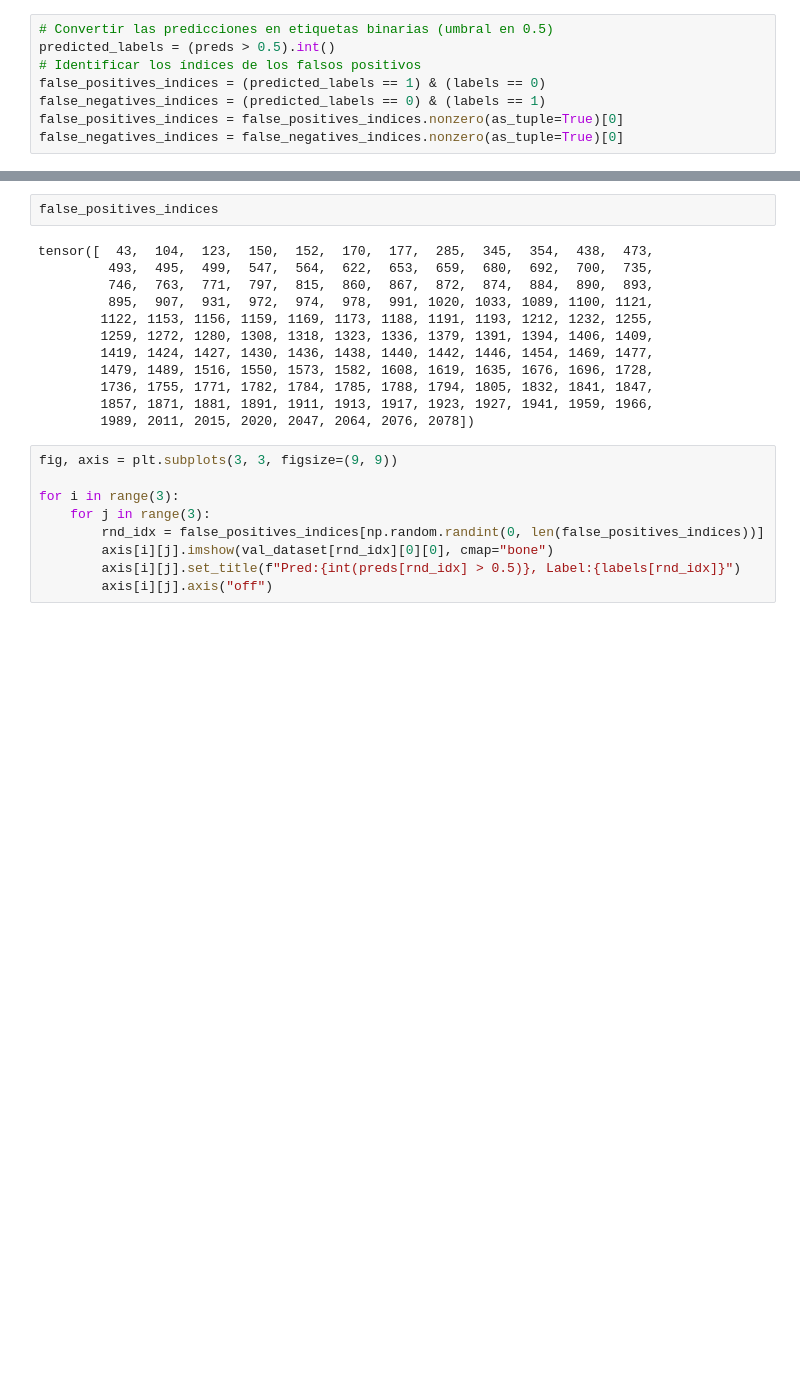
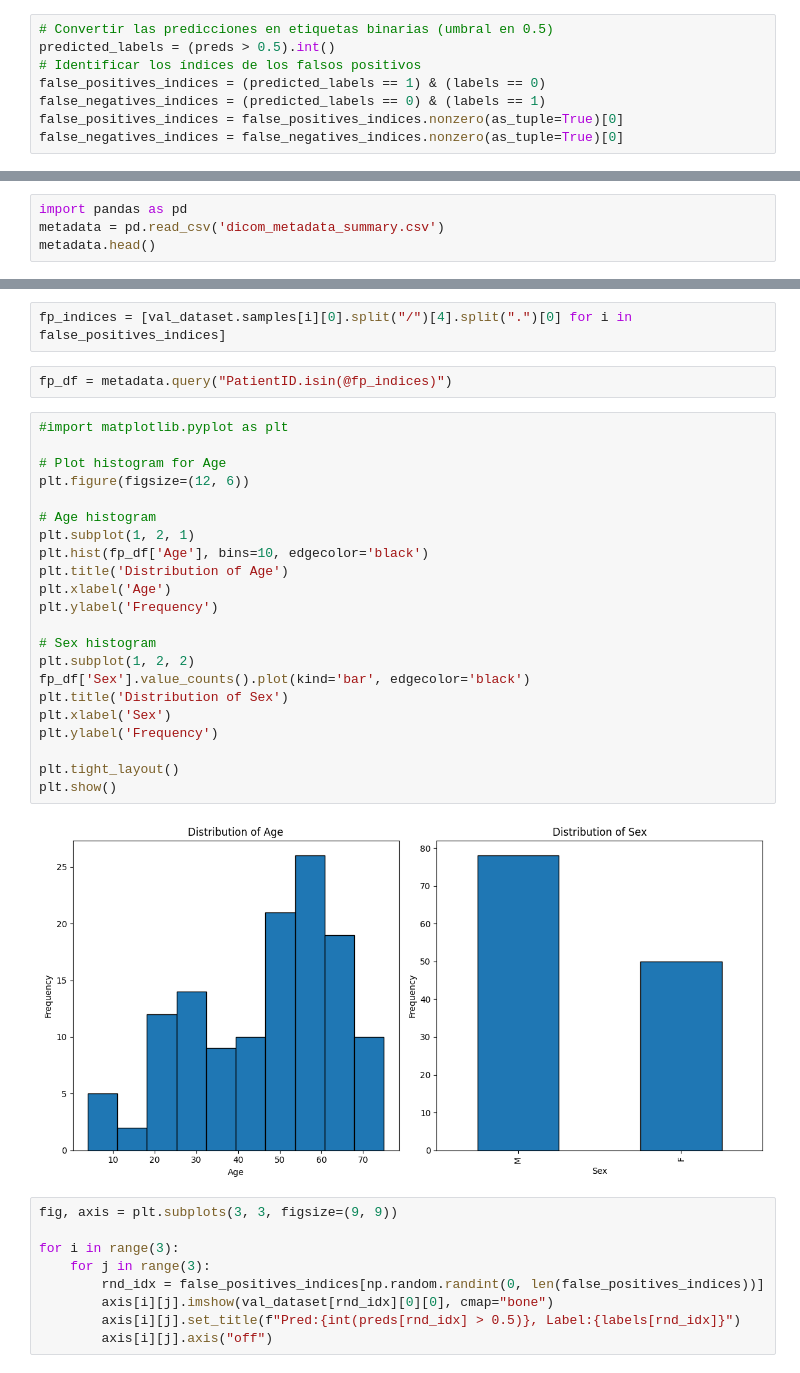
Before and after one commit to LauShang/rsna-pneumonia-detection-challenge, a Jupyter notebook: 2-Train.ipynb, the cells around one changed output, grey strips where cells are left out. Saved outputs shown, nothing was run; the diff lists cells and outputs as text; blank space fills up the shorter version.

Commit message:
false positive graph

```diff
--- a/2-Train.ipynb
+++ b/2-Train.ipynb
@@ -469,0 +490,4 @@ false_negatives_indices = false_negatives_indices.nonzero(as_tuple=True)[0]
+# %%
+import pandas as pd
+metadata = pd.read_csv('dicom_metadata_summary.csv')
+metadata.head()
@@ -470,17 +501,31 @@ false_negatives_indices = false_negatives_indices.nonzero(as_tuple=True)[0]
 # %%
-false_positives_indices
+fp_indices = [val_dataset.samples[i][0].split("/")[4].split(".")[0] for i in false_positives_indices]
-# %% [output]
-tensor([  43,  104,  123,  150,  152,  170,  177,  285,  345,  354,  438,  473,
-         493,  495,  499,  547,  564,  622,  653,  659,  680,  692,  700,  735,
-         746,  763,  771,  797,  815,  860,  867,  872,  874,  884,  890,  893,
-         895,  907,  931,  972,  974,  978,  991, 1020, 1033, 1089, 1100, 1121,
-        1122, 1153, 1156, 1159, 1169, 1173, 1188, 1191, 1193, 1212, 1232, 1255,
-        1259, 1272, 1280, 1308, 1318, 1323, 1336, 1379, 1391, 1394, 1406, 1409,
-        1419, 1424, 1427, 1430, 1436, 1438, 1440, 1442, 1446, 1454, 1469, 1477,
-        1479, 1489, 1516, 1550, 1573, 1582, 1608, 1619, 1635, 1676, 1696, 1728,
-        1736, 1755, 1771, 1782, 1784, 1785, 1788, 1794, 1805, 1832, 1841, 1847,
-        1857, 1871, 1881, 1891, 1911, 1913, 1917, 1923, 1927, 1941, 1959, 1966,
-        1989, 2011, 2015, 2020, 2047, 2064, 2076, 2078])
+# %%
+fp_df = metadata.query("PatientID.isin(@fp_indices)")
+# %%
+#import matplotlib.pyplot as plt
+
+# Plot histogram for Age
+plt.figure(figsize=(12, 6))
+
+# Age histogram
+plt.subplot(1, 2, 1)
+plt.hist(fp_df['Age'], bins=10, edgecolor='black')
+plt.title('Distribution of Age')
+plt.xlabel('Age')
+plt.ylabel('Frequency')
+
+# Sex histogram
+plt.subplot(1, 2, 2)
+fp_df['Sex'].value_counts().plot(kind='bar', edgecolor='black')
+plt.title('Distribution of Sex')
+plt.xlabel('Sex')
+plt.ylabel('Frequency')
+
+plt.tight_layout()
+plt.show()
+# %% [output]
+[figure, added]
 # %%
 fig, axis = plt.subplots(3, 3, figsize=(9, 9))
 
```
Also changed, not shown: parts of 2 cells of this notebook.
